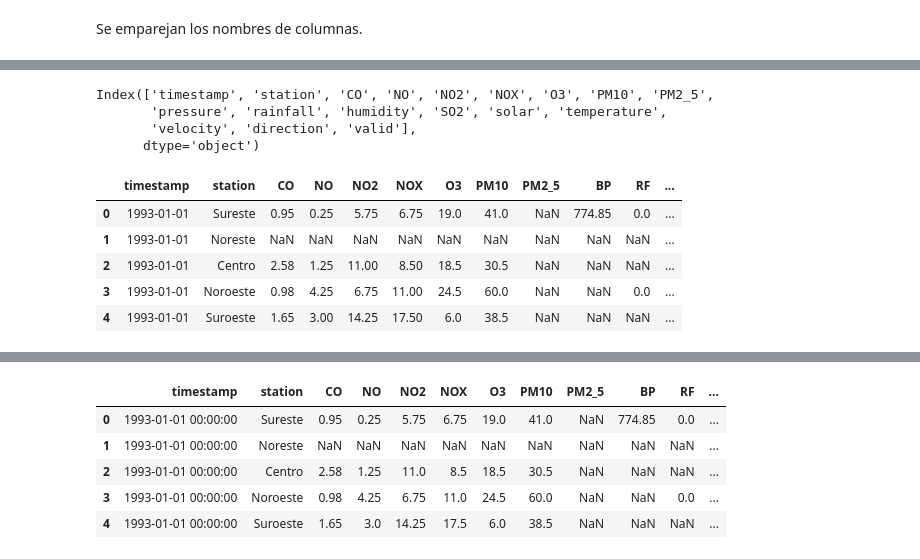
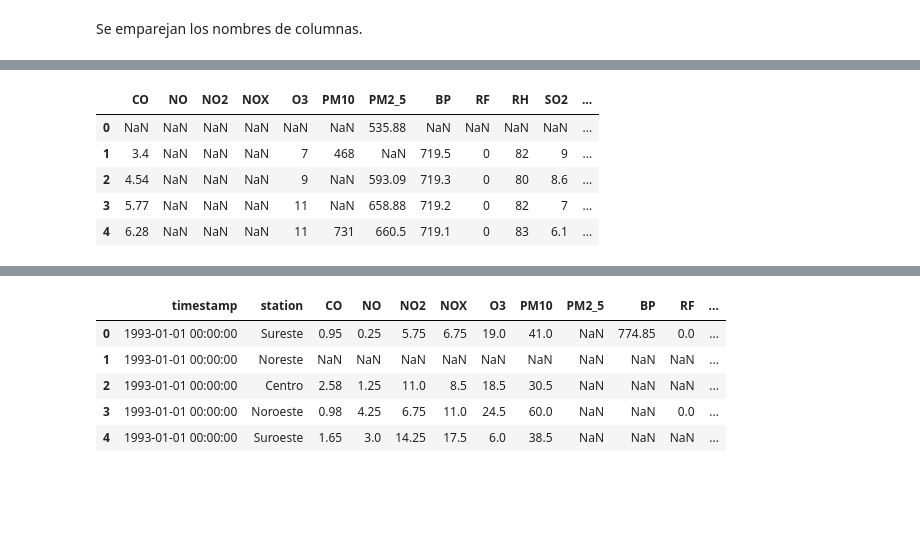
Before and after one commit to albertobenavides/aprendizaje_autom, a Jupyter notebook: caps/1_datos.ipynb, the cells around one changed output, grey strips where cells are left out. Saved outputs shown, nothing was run; the diff lists cells and outputs as text; code cells hidden in the pictures; blank space fills up the shorter version.

```diff
--- a/caps/1_datos.ipynb
+++ b/caps/1_datos.ipynb
@@ -645,22 +664,14 @@ Index(['CO', 'NO', 'NO2', 'NOX', 'O3', 'PM10', 'PM2.5', 'PRS', 'RAINF', 'RH',
       dtype='object', name=0)
-# %%
-df_pollutants_all.columns
-# %% [output]
-Index(['timestamp', 'station', 'CO', 'NO', 'NO2', 'NOX', 'O3', 'PM10', 'PM2_5',
-       'pressure', 'rainfall', 'humidity', 'SO2', 'solar', 'temperature',
-       'velocity', 'direction', 'valid'],
-      dtype='object')
 # %%
-df_pollutants_all.columns = [
-    'timestamp', 'station', 'CO', 'NO', 'NO2', 'NOX', 'O3', 'PM10', 'PM2_5',
-    'BP', 'RF', 'RH', 'SO2', 'SR', 'T',
-    'WV', 'WD', 'valid'
+df_pollutants_2019_def.columns = [
+    'CO', 'NO', 'NO2', 'NOX', 'O3', 'PM10', 'PM2_5', 'BP', 'RF', 'RH',
+    'SO2', 'SR', 'T', 'WV', 'timestamp', 'station', 'WD'
 ]
-df_pollutants_all.head()
+df_pollutants_2019_def.head()
 # %% [output]
-|  | timestamp | station | CO | NO | NO2 | NOX | O3 | PM10 | PM2_5 | BP | RF | ... |
-| 0 | 1993-01-01 | Sureste | 0.95 | 0.25 | 5.75 | 6.75 | 19.0 | 41.0 | NaN | 774.85 | 0.0 | ... |
-| 1 | 1993-01-01 | Noreste | NaN | NaN | NaN | NaN | NaN | NaN | NaN | NaN | NaN | ... |
-| 2 | 1993-01-01 | Centro | 2.58 | 1.25 | 11.00 | 8.50 | 18.5 | 30.5 | NaN | NaN | NaN | ... |
-| 3 | 1993-01-01 | Noroeste | 0.98 | 4.25 | 6.75 | 11.00 | 24.5 | 60.0 | NaN | NaN | 0.0 | ... |
-| 4 | 1993-01-01 | Suroeste | 1.65 | 3.00 | 14.25 | 17.50 | 6.0 | 38.5 | NaN | NaN | NaN | ... |
+|  | CO | NO | NO2 | NOX | O3 | PM10 | PM2_5 | BP | RF | RH | SO2 | ... |
+| 0 | NaN | NaN | NaN | NaN | NaN | NaN | 535.88 | NaN | NaN | NaN | NaN | ... |
+| 1 | 3.4 | NaN | NaN | NaN | 7 | 468 | NaN | 719.5 | 0 | 82 | 9 | ... |
+| 2 | 4.54 | NaN | NaN | NaN | 9 | NaN | 593.09 | 719.3 | 0 | 80 | 8.6 | ... |
+| 3 | 5.77 | NaN | NaN | NaN | 11 | NaN | 658.88 | 719.2 | 0 | 82 | 7 | ... |
+| 4 | 6.28 | NaN | NaN | NaN | 11 | 731 | 660.5 | 719.1 | 0 | 83 | 6.1 | ... |
```
Also changed, not shown: parts of 17 cells of this notebook, 1 other file.
